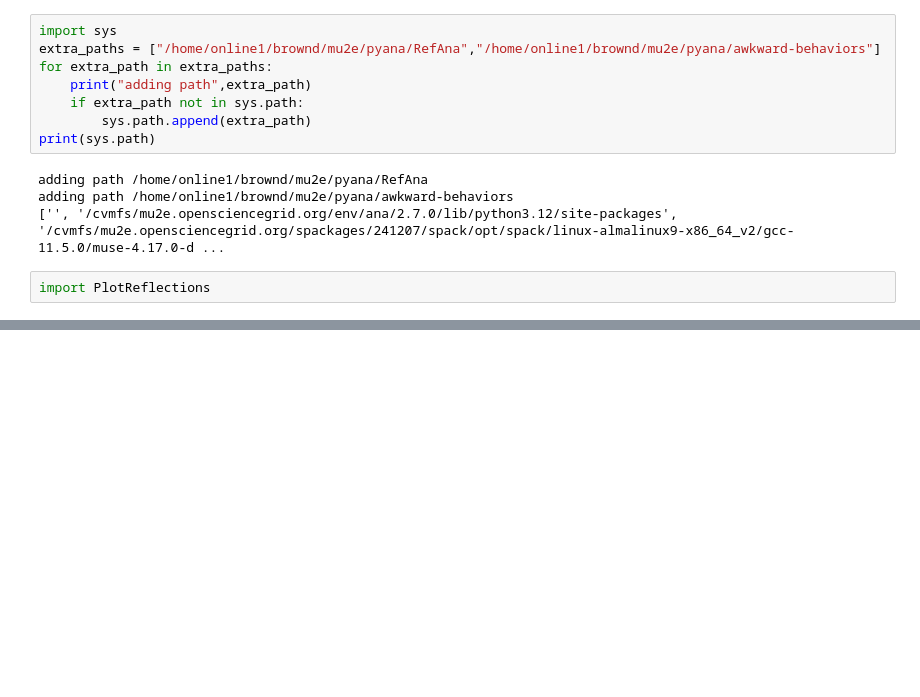
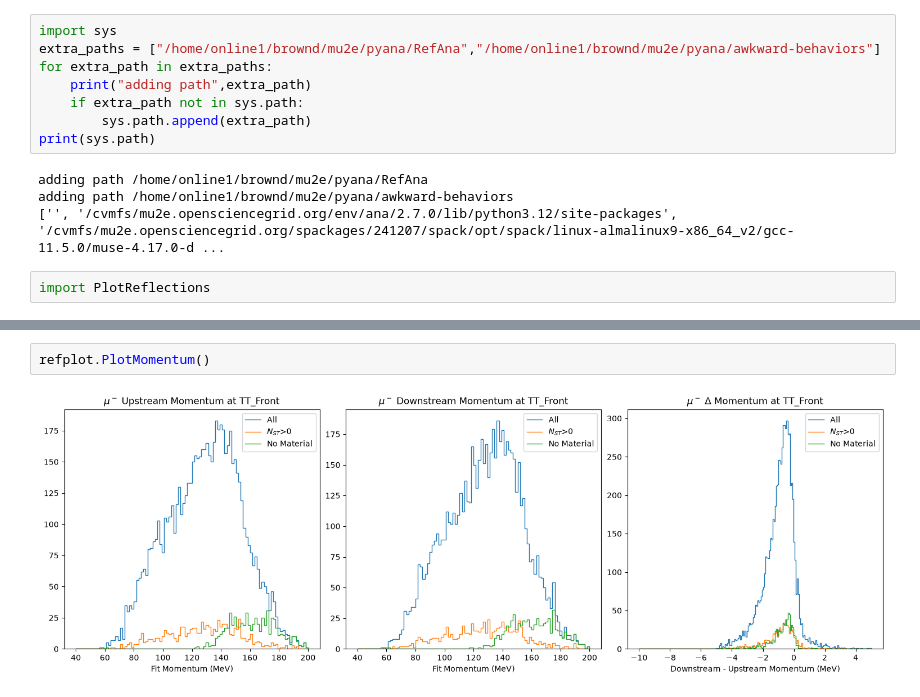
Before and after one commit to LBLmu2e/RefAna, a Jupyter notebook: PlotReflections.ipynb, the cells around one changed output, grey strips where cells are left out. Cells and saved outputs as stored; diff of their text form; blank space fills up the shorter version.

```diff
--- a/PlotReflections.ipynb
+++ b/PlotReflections.ipynb
@@ -50,0 +75,4 @@ refplot.PlotQuality()
+# %%
+refplot.PlotMomentum()
+# %% [output]
+[figure, added]
```
Also changed, not shown: parts of 9 cells of this notebook, 4 other files.
